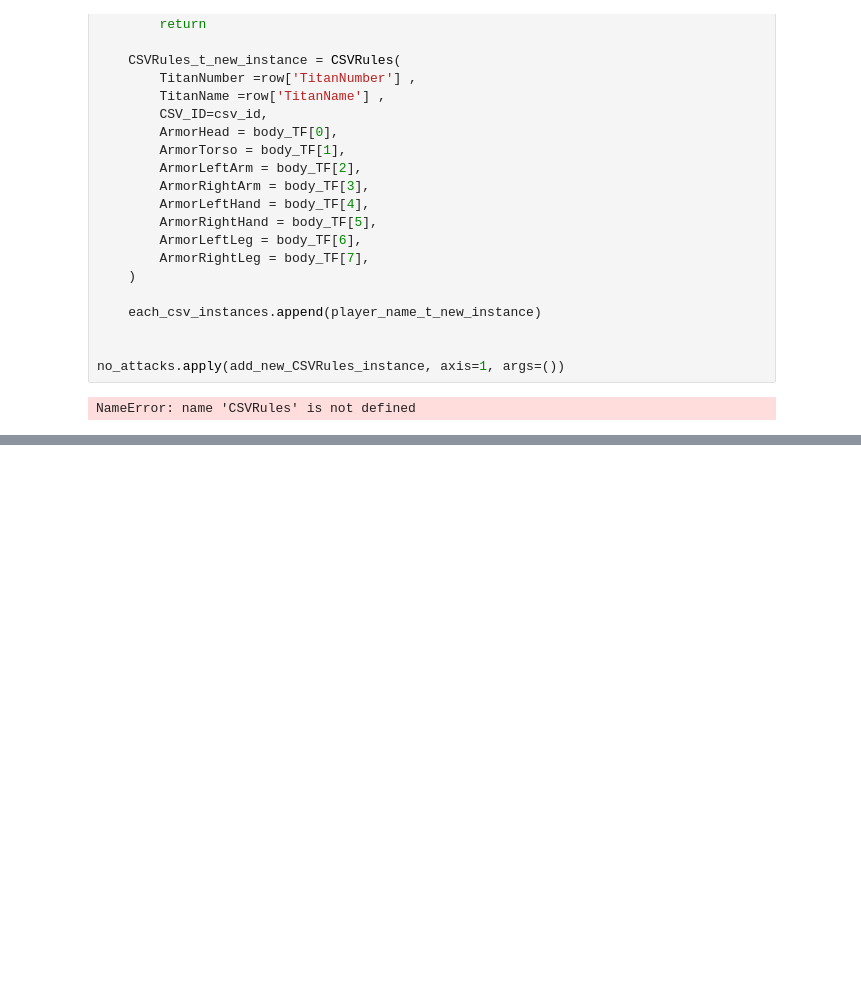
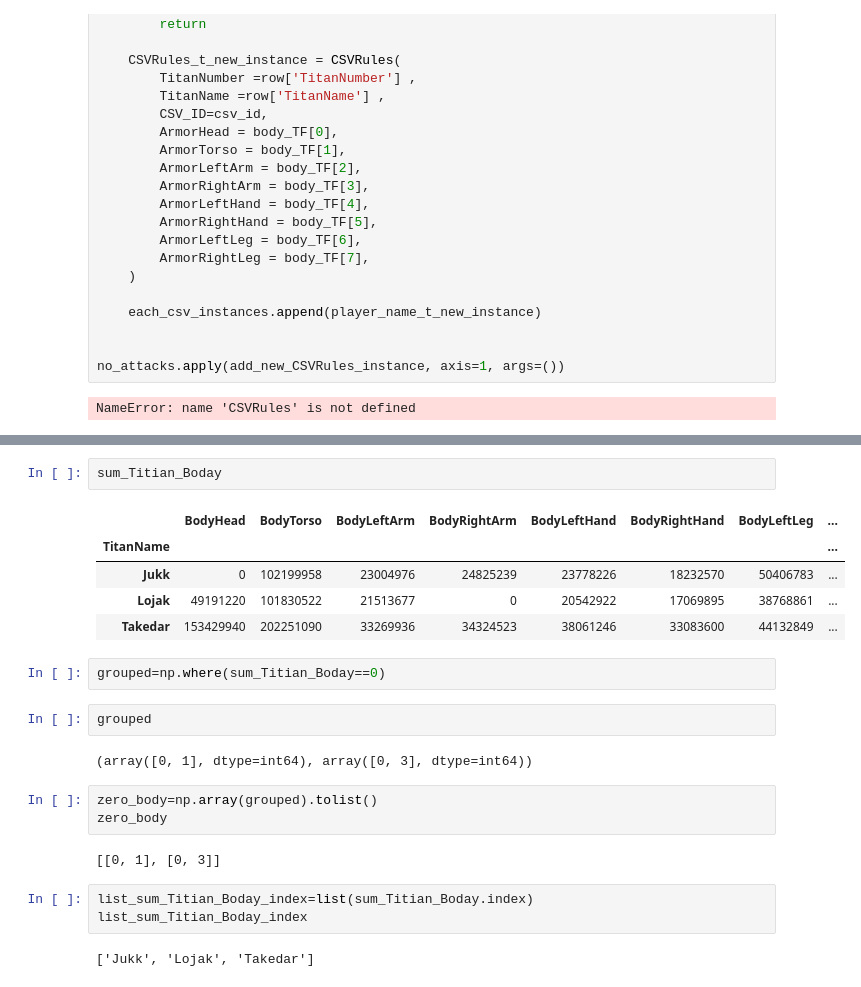
Before and after one commit to ShenShu2016/TT2-Clan-Raid, a Jupyter notebook: test.ipynb, the cells around one changed output, grey strips where cells are left out. Cells and saved outputs as stored; diff of their text form; blank space fills up the shorter version.

```diff
--- a/test.ipynb
+++ b/test.ipynb
@@ -156,0 +187,24 @@ NameError: name 'CSVRules' is not defined
+# %%
+sum_Titian_Boday
+# %% [output]
+|  | BodyHead | BodyTorso | BodyLeftArm | BodyRightArm | BodyLeftHand | BodyRightHand | BodyLeftLeg | ... |
+| TitanName |  |  |  |  |  |  |  | ... |
+| Jukk | 0 | 102199958 | 23004976 | 24825239 | 23778226 | 18232570 | 50406783 | ... |
+| Lojak | 49191220 | 101830522 | 21513677 | 0 | 20542922 | 17069895 | 38768861 | ... |
+| Takedar | 153429940 | 202251090 | 33269936 | 34324523 | 38061246 | 33083600 | 44132849 | ... |
+# %%
+grouped=np.where(sum_Titian_Boday==0)
+# %%
+grouped
+# %% [output]
+(array([0, 1], dtype=int64), array([0, 3], dtype=int64))
+# %%
+zero_body=np.array(grouped).tolist()
+zero_body
+# %% [output]
+[[0, 1], [0, 3]]
+# %%
+list_sum_Titian_Boday_index=list(sum_Titian_Boday.index)
+list_sum_Titian_Boday_index
+# %% [output]
+['Jukk', 'Lojak', 'Takedar']
```
Also changed, not shown: parts of 10 cells of this notebook, 2 other files.
